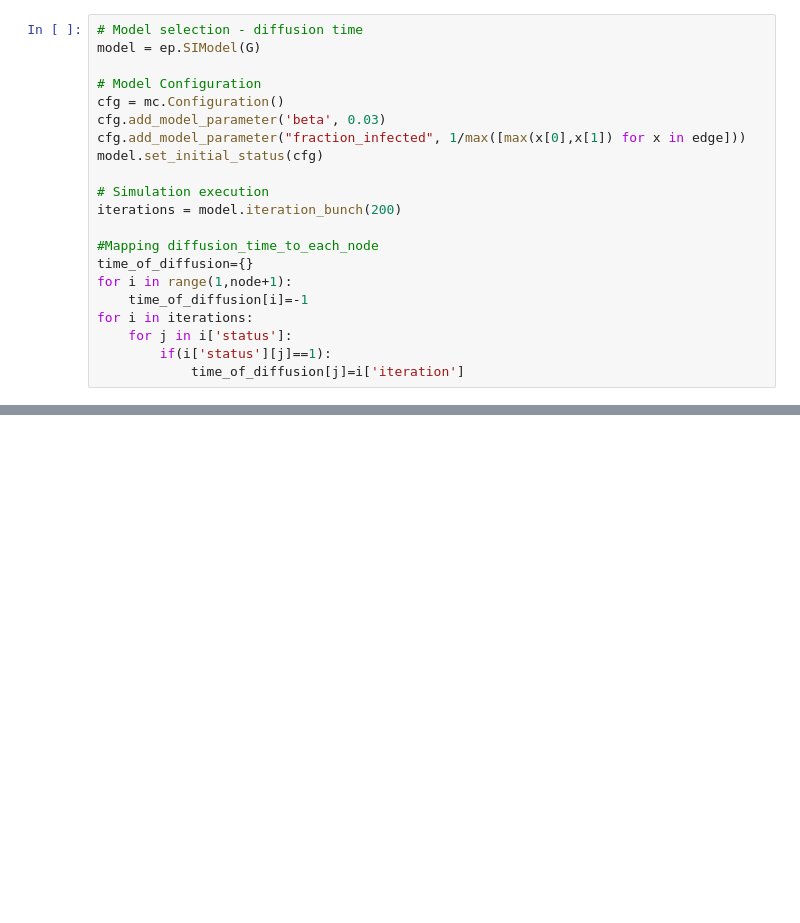
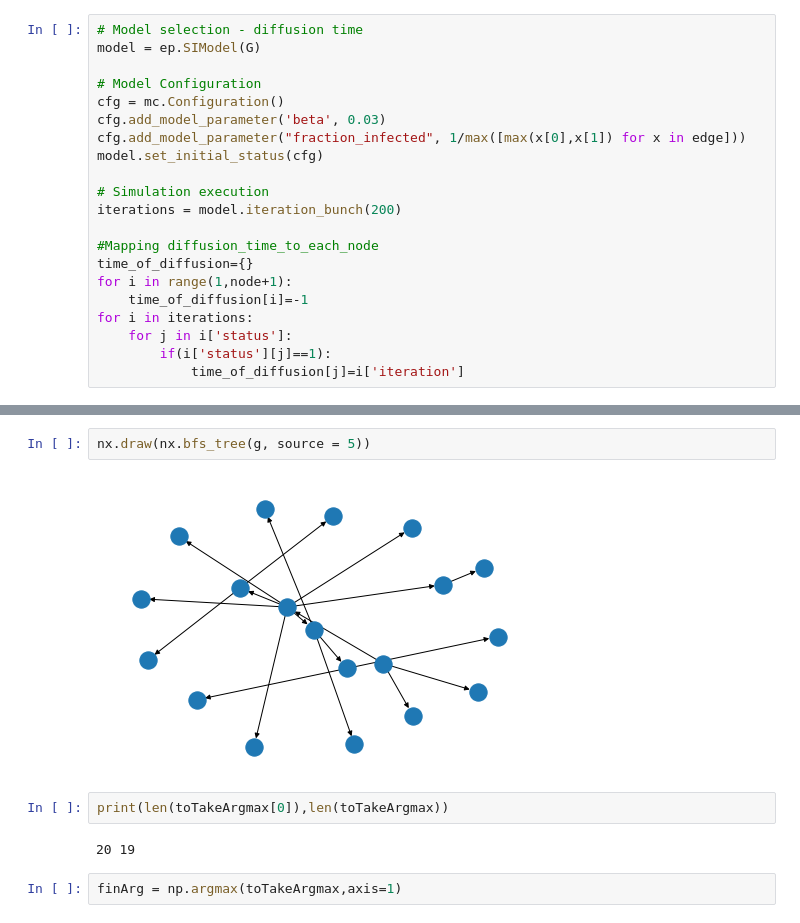
Before and after one commit to kehsihba19/Rumour-Detection, a Jupyter notebook: FINAL WORK.ipynb, the cells around one changed output, grey strips where cells are left out. Drawn from its saved outputs; the diff is of its cells as text; blank space fills up the shorter version.

```diff
--- a/FINAL WORK.ipynb
+++ b/FINAL WORK.ipynb
@@ -330,0 +315,10 @@ print(allDiffusionTime)
+# %%
+nx.draw(nx.bfs_tree(g, source = 5))
+# %% [output]
+[figure, added]
+# %%
+print(len(toTakeArgmax[0]),len(toTakeArgmax))
+# %% [output]
+20 19
+# %%
+finArg = np.argmax(toTakeArgmax,axis=1)
```
Also changed, not shown: parts of 16 cells of this notebook.
